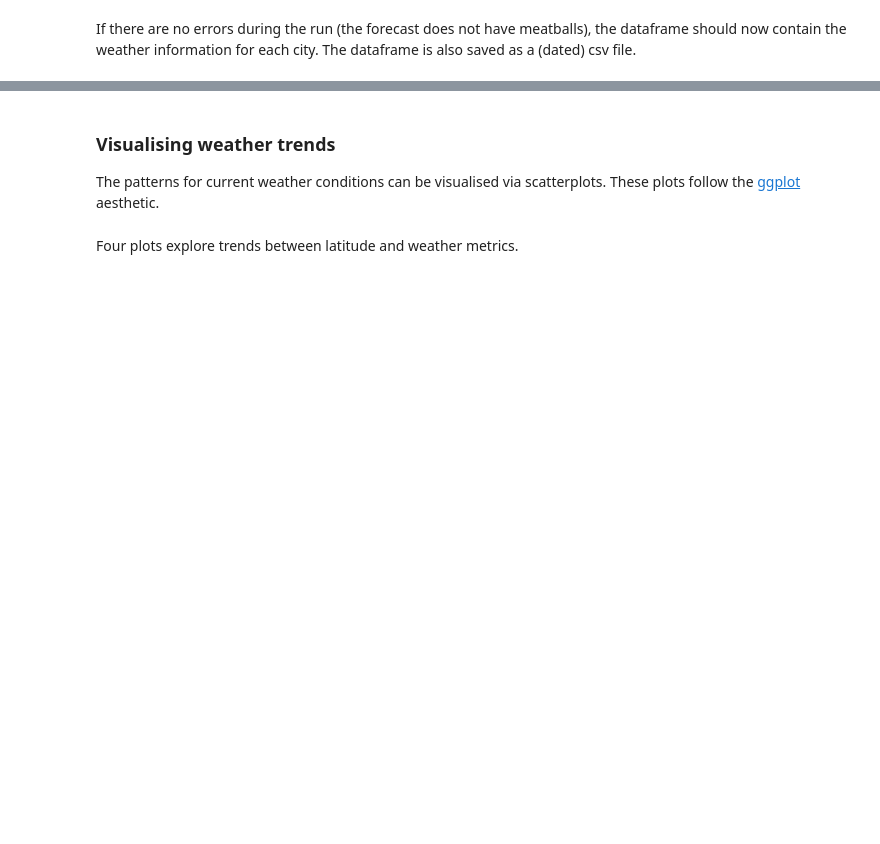
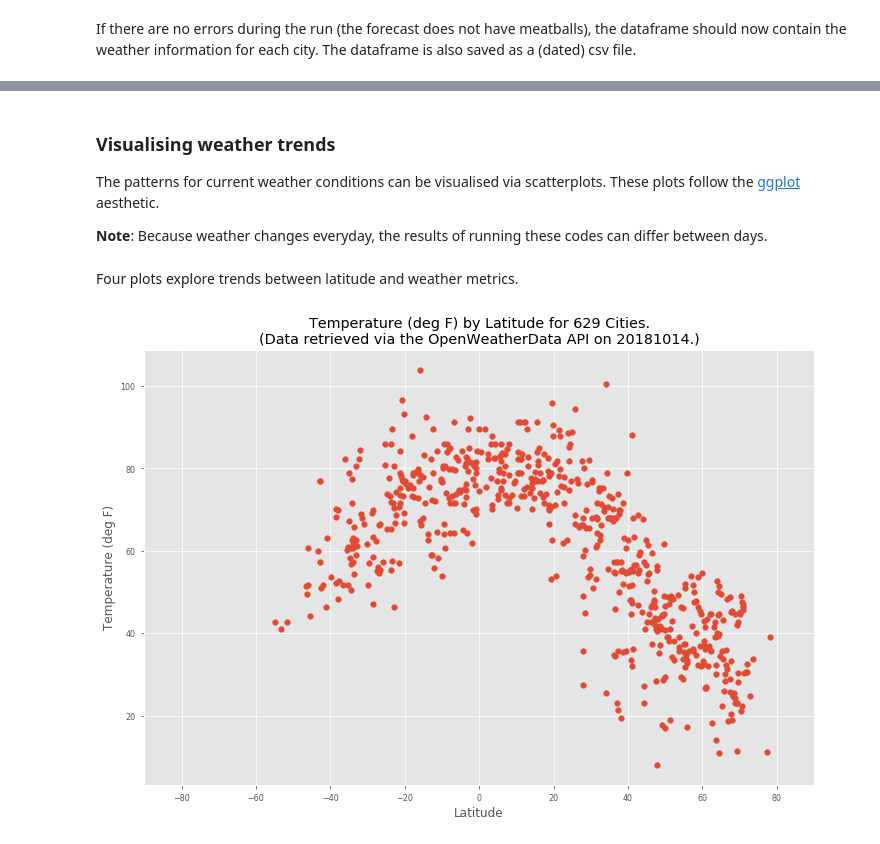
Before and after one commit to rochiecuevas/WeatherPy, a Jupyter notebook: WeatherPy.ipynb, the cells around one changed output, grey strips where cells are left out. Cells and saved outputs as stored; diff of their text form; code cells hidden in the pictures; blank space fills up the shorter version.

```diff
--- a/WeatherPy.ipynb
+++ b/WeatherPy.ipynb
@@ -263,6 +343,8 @@ city_df2.head()
 # %% [markdown]
 ### Visualising weather trends
 The patterns for current weather conditions can be visualised via scatterplots. These plots follow the [ggplot](http://ggplot.yhathq.com/) aesthetic.
+
+__Note__: Because weather changes everyday, the results of running these codes can differ between days.
 # %%
 # Choose ggplot as style for plots
 plt.style.use('ggplot')
@@ -276,13 +358,16 @@ plt.rcParams["figure.figsize"] = fig_size # customise plot size
 Four plots explore trends between latitude and weather metrics.
 # %%
 # Latitude vs Temperature
-plt.scatter(city_df2["latitude"], city_df2["Temperature (F)"])
+plt.scatter(city_df2["city_latitude"], city_df2["Temperature (F)"])
 plt.xlabel("Latitude")
 plt.ylabel("Temperature (deg F)")
+plt.xlim(-90,90)
 plt.title(f"Temperature (deg F) by Latitude for {len(city_df2)} Cities.\n(Data retrieved via the OpenWeatherData API on {today}.)")
 
 # Save image
 plt.savefig("Images/lat_temp_{}.png".format(today))
 plt.show()
+# %% [output]
+[figure, added]
 # %%
 # Latitude vs Humidity
```
Also changed, not shown: parts of 23 cells of this notebook, 14 other files.
